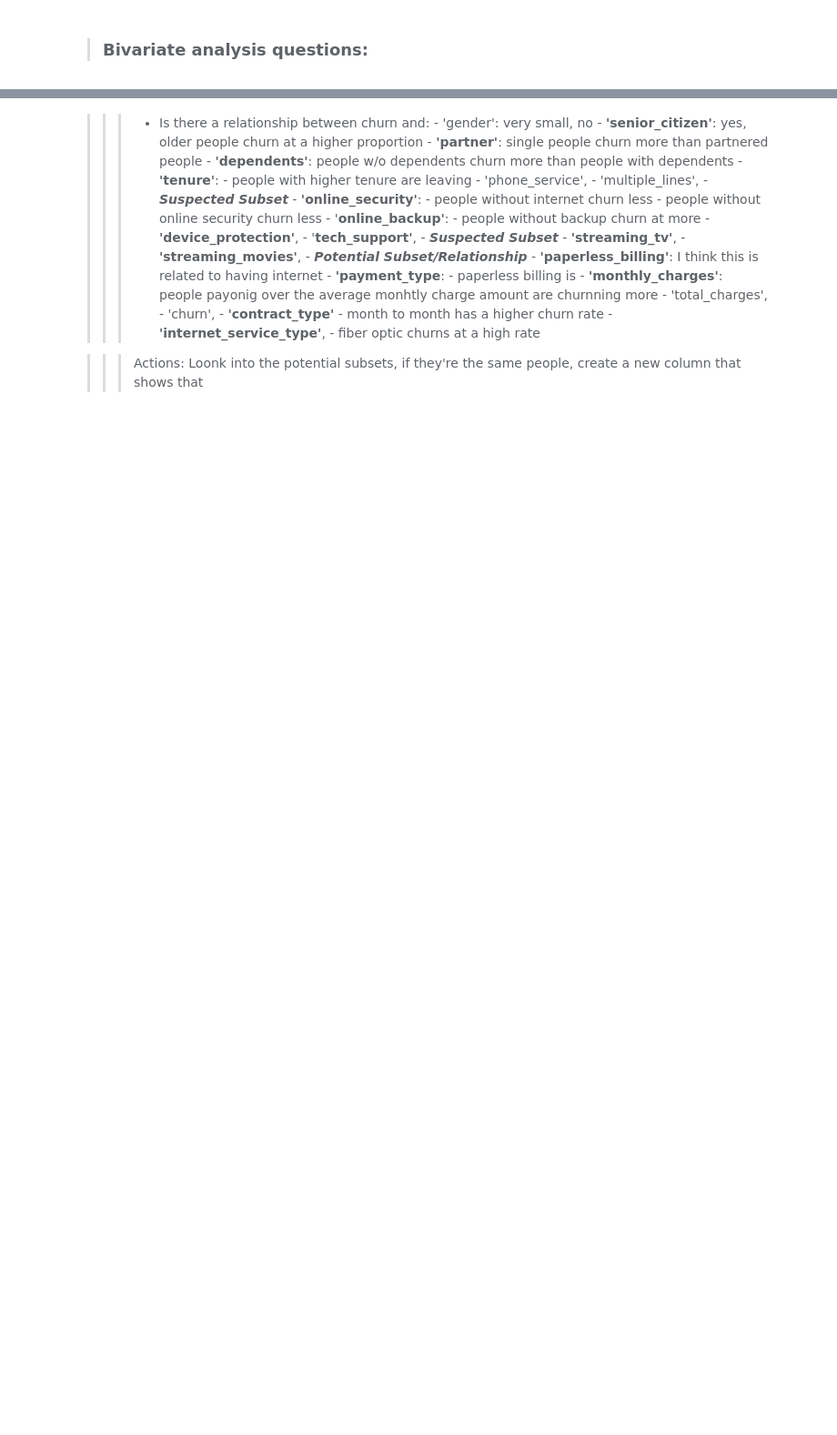
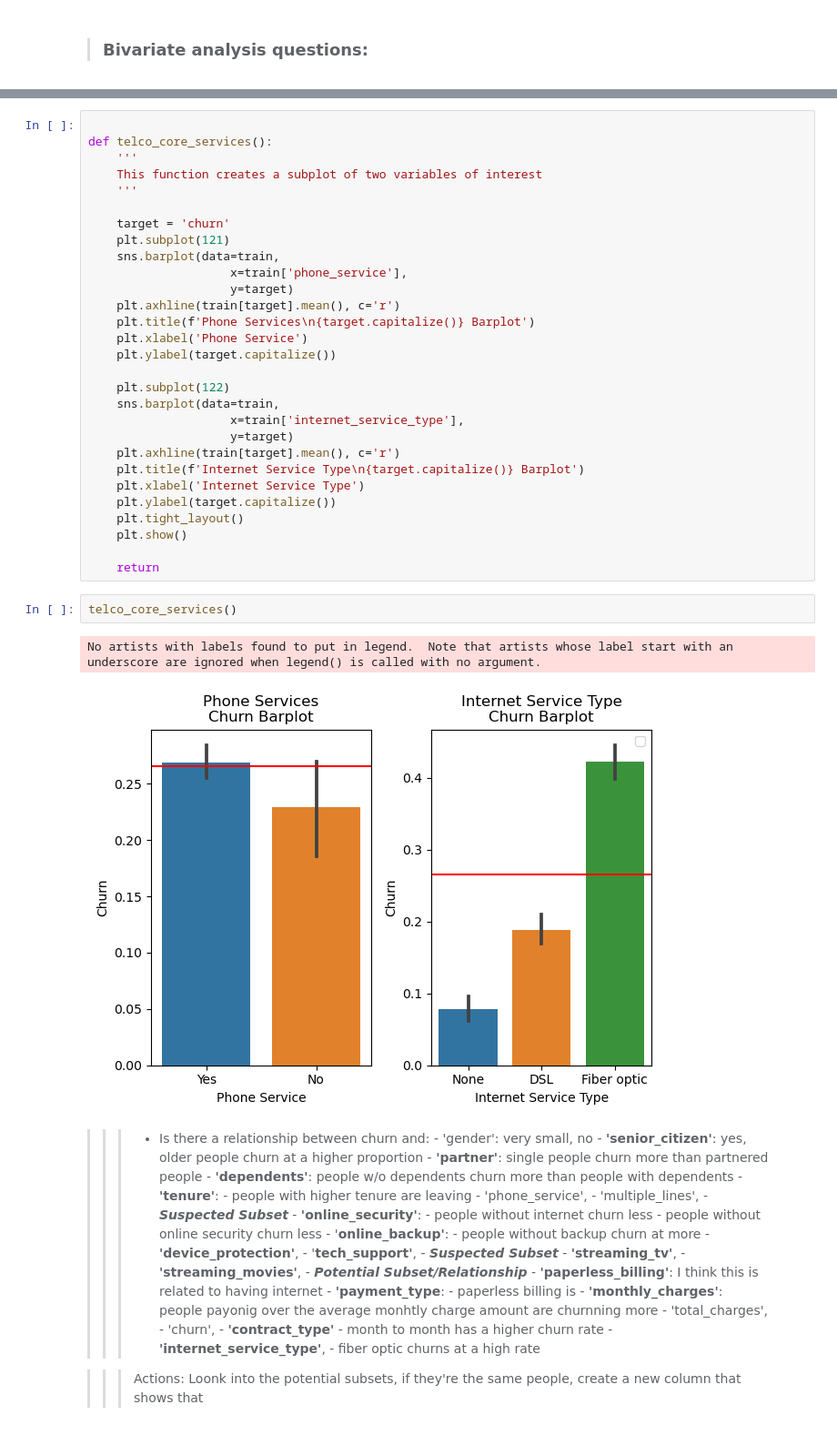
Before and after one commit to aaron-mv-moore/classification-telco-project, a Jupyter notebook: Plan.ipynb, the cells around one changed output, grey strips where cells are left out. Shown at 91% size. Drawn from its saved outputs; the diff is of its cells as text; blank space fills up the shorter version.

```diff
--- a/Plan.ipynb
+++ b/Plan.ipynb
@@ -614,3 +681,37 @@ bivariate_stats(train)
+# %%
+
+def telco_core_services():
+    '''
+    This function creates a subplot of two variables of interest
+    '''
+
+    target = 'churn'
+    plt.subplot(121)
+    sns.barplot(data=train,
+                    x=train['phone_service'],
+                    y=target)
+    plt.axhline(train[target].mean(), c='r')
+    plt.title(f'Phone Services\n{target.capitalize()} Barplot')
+    plt.xlabel('Phone Service')
+    plt.ylabel(target.capitalize())
+
+    plt.subplot(122)
+    sns.barplot(data=train,
+                    x=train['internet_service_type'],
+                    y=target)
+    plt.axhline(train[target].mean(), c='r')
+    plt.title(f'Internet Service Type\n{target.capitalize()} Barplot')
+    plt.xlabel('Internet Service Type')
+    plt.ylabel(target.capitalize())
+    plt.tight_layout()
+    plt.show()
+
+    return
+# %%
+telco_core_services()
+# %% [output]
+No artists with labels found to put in legend.  Note that artists whose label start with an underscore are ignored when legend() is called with no argument.
+[figure, added]
 # %% [markdown]
 >>>- Is there a relationship between churn and:
     - 'gender': very small, no
```
Also changed, not shown: parts of 47 cells of this notebook, 5 other files.
